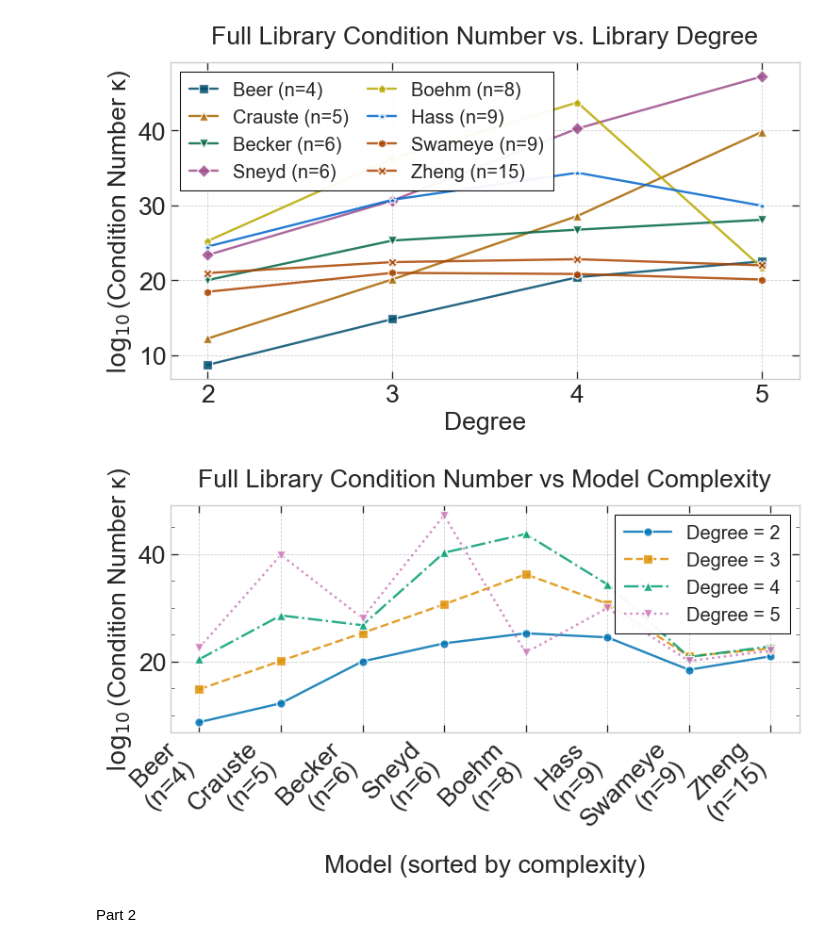
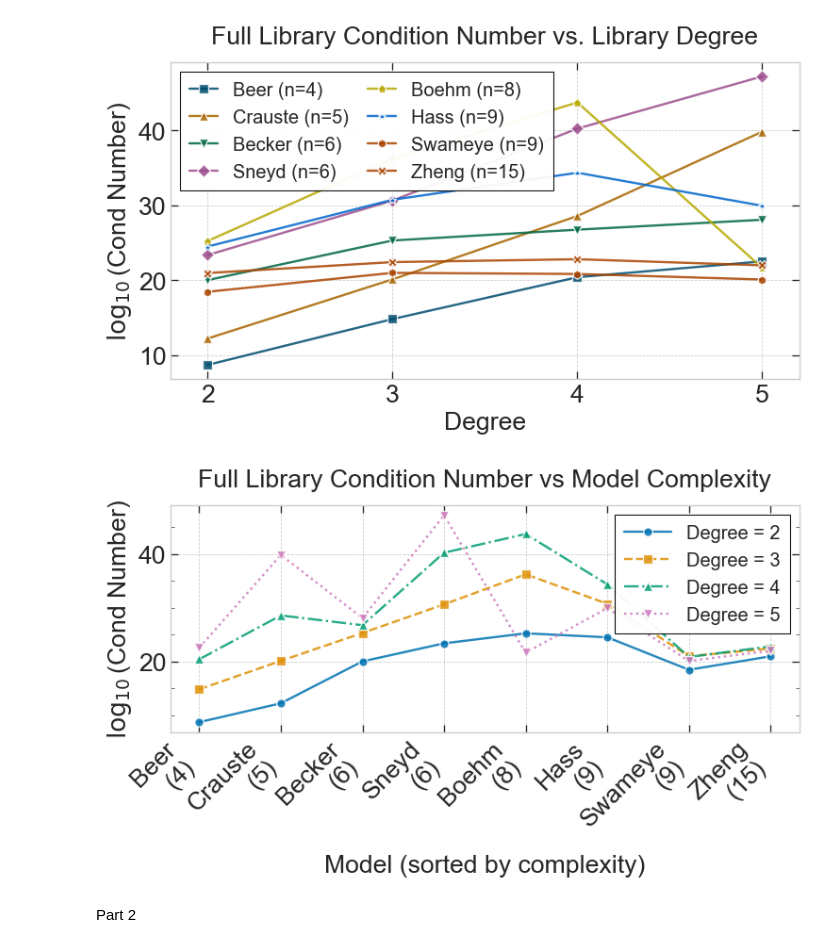
Before and after one commit to mjayadharan/IllposedLearning, a Jupyter notebook: Figure3/Plot_3.ipynb, the cells around one changed output. Cells and saved outputs as stored; diff of their text form; code cells hidden in the pictures.

Commit message:
Update Folder Figure3

```diff
--- a/Figure3/Plot_3.ipynb
+++ b/Figure3/Plot_3.ipynb
@@ -19,6 +21,7 @@ mpl.rcParams['legend.frameon'] = True
 mpl.rcParams['legend.shadow'] = False
 mpl.rcParams['legend.edgecolor'] = 'black'
 mpl.rcParams['legend.fancybox'] = False
+mpl.rcParams["svg.fonttype"] = "none"
 # %%
 # Data from the table
 models = ['Beer', 'Crauste', 'Becker', 'Sneyd', 'Boehm', 'Hass', 'Swameye', 'Zheng']
@@ -37,7 +40,7 @@ data = {
     'Zheng':   [9.23e20, 2.66e22, 6.49e22, 9.80e21]
 }
 # %%
-out_path_plots3 = Path("/Users/yuxiangfeng/Desktop/SINDy/Plots/Fig3")
+out_path_plots3 = Path("/Users/yuxiangfeng/Desktop/SINDy/Plots/Fig3_final")
 font_size = 20
 # %%
 degrees = [2, 3, 4, 5]
@@ -76,7 +79,8 @@ for i, model in enumerate(models):
              alpha=0.85)
 
 plt.xlabel('Degree', fontsize=font_size)
-plt.ylabel('$\\log_{10}$(Condition Number κ)', fontsize=font_size)
+#ax1.set_ylabel(r'$\log_{10}$(Cond)',fontsize=font_size)
+plt.ylabel(r'$\log_{10}$(Cond Number)', fontsize=font_size)
 plt.title('Full Library Condition Number vs. Library Degree', fontsize=font_size, pad=15)
 plt.grid(True, alpha=0.4, linestyle='--', linewidth=0.6, color='gray')
 plt.xticks(degrees)
@@ -105,11 +109,11 @@ ax.tick_params(which='both', direction='in', top=True, right=True)
 ax.tick_params(which='major', length=6, width=1.0)
 
 plt.tight_layout()
-plt.savefig(out_path_plots3 / "Cond_full_degree.png", dpi=96,
+plt.savefig(out_path_plots3 / "Cond_full_degree.svg",
             bbox_inches="tight", pad_inches=0.02)
 plt.show()
 # %% [output]
-[figure, old version]
+[figure, new version]
 # %%
 # Define colors for degrees - colorblind-friendly palette
 colors_degrees = ['#0173B2', '#DE8F05', '#029E73', '#CC78BC']
@@ -144,42 +148,42 @@ for deg_idx, degree in enumerate(degrees):
 
 # Customize x-axis for model names with states
 plt.xticks(range(len(sorted_models)),
-           [f'{sorted_models[i]}\n(n={sorted_states[i]})'
+           [f'{sorted_models[i]}\n({sorted_states[i]})'
             for i in range(len(sorted_models))],
            rotation=45, ha='right', fontsize=font_size)
 
 plt.xlabel('Model (sorted by complexity)', fontsize=font_size)
-plt.ylabel('$\\log_{10}$(Condition Number κ)', fontsize=font_size)
+plt.ylabel(r'$\log_{10}$(Cond Number)', fontsize=font_size)
 plt.title('Full Library Condition Number vs Model Complexity', fontsize=font_size,pad=15)
 plt.grid(True, alpha=0.4, linestyle='--', linewidth=0.6, color='gray')
 
 # Improve legend
 legend = plt.legend(loc='upper right',
                     frameon=True,
                     framealpha=0.95,
                     fontsize=15,
                     handlelength=2.5,
                     borderpad=0.5,
                     edgecolor='black',
                     facecolor='white')
 # Set border line width
 legend.get_frame().set_linewidth(0.8)
 legend.get_frame().set_edgecolor('black')
 
 # Add minor ticks
 from matplotlib.ticker import MultipleLocator
 ax = plt.gca()
 ax.yaxis.set_minor_locator(MultipleLocator(5))
 ax.tick_params(which='both', direction='in', top=True, right=True)
 ax.tick_params(which='major', length=6, width=1.0)
 ax.tick_params(which='minor', length=3, width=0.5)
 
 plt.tight_layout()
-plt.savefig(out_path_plots3 / "Cond_full_model.png", dpi=96,
+plt.savefig(out_path_plots3 / "Cond_full_model.svg",
             bbox_inches="tight", pad_inches=0.02)
 plt.show()
 # %% [output]
-[figure, old version]
+[figure, new version]
 # %% [markdown]
 Part 2
 # %%
```
Also changed, not shown: parts of 3 cells of this notebook, 1 other file.
